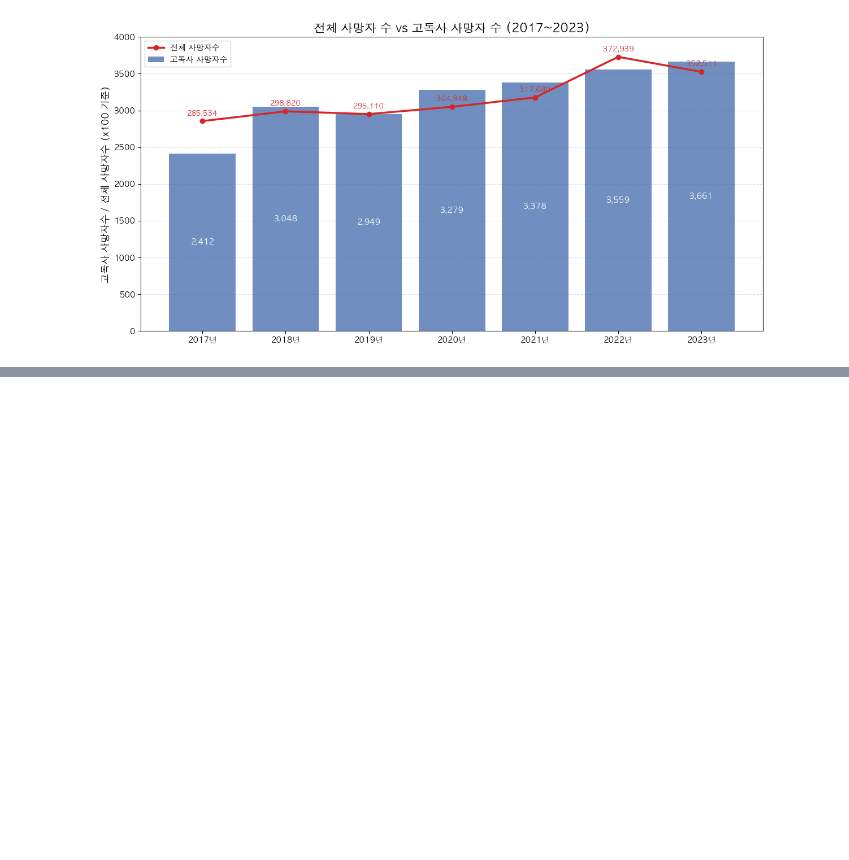
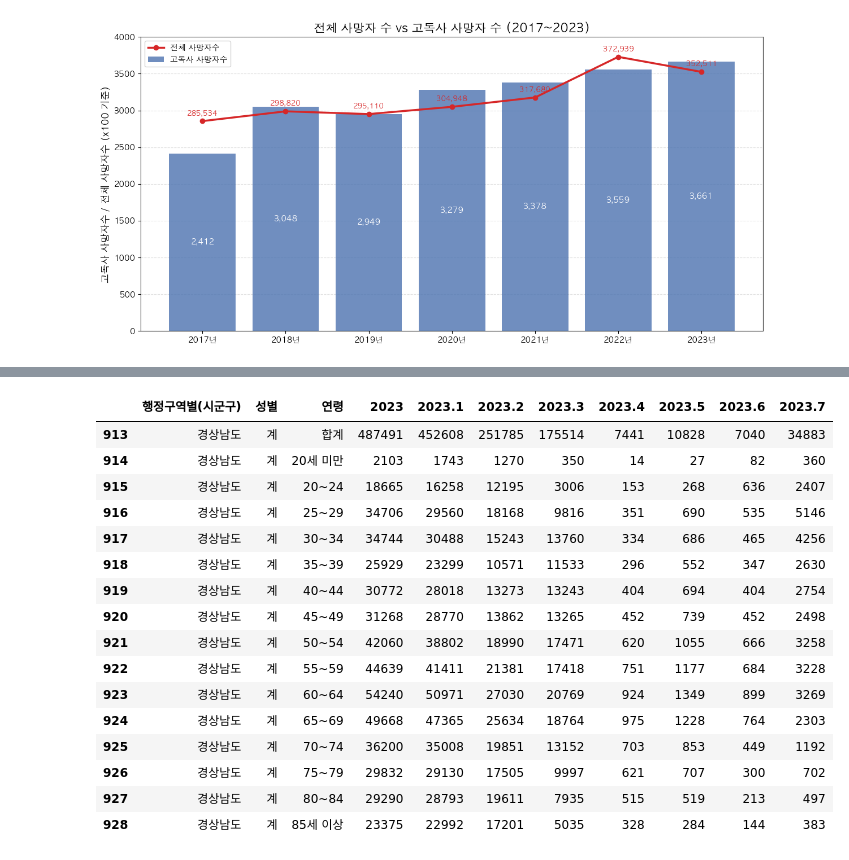
Before and after one commit to InsightCWNU/data_analysis, a Jupyter notebook: gyeongnam_analysis/gyeongnam_analysis01.ipynb, the cells around one changed output, grey strips where cells are left out. Cells and saved outputs as stored; diff of their text form; code cells hidden in the pictures; blank space fills up the shorter version.

```diff
--- a/gyeongnam_analysis/gyeongnam_analysis01.ipynb
+++ b/gyeongnam_analysis/gyeongnam_analysis01.ipynb
@@ -132,0 +166,22 @@ plt.show()
+# %%
+# 경상남도 데이터 필터링
+gyeongnam_df = Single_df[(Single_df['행정구역별(시군구)'] == '경상남도') & (Single_df['성별'] == "계")]
+gyeongnam_df
+# %% [output]
+|  | 행정구역별(시군구) | 성별 | 연령 | 2023 | 2023.1 | 2023.2 | 2023.3 | 2023.4 | 2023.5 | 2023.6 | 2023.7 |
+| 913 | 경상남도 | 계 | 합계 | 487491 | 452608 | 251785 | 175514 | 7441 | 10828 | 7040 | 34883 |
+| 914 | 경상남도 | 계 | 20세 미만 | 2103 | 1743 | 1270 | 350 | 14 | 27 | 82 | 360 |
+| 915 | 경상남도 | 계 | 20~24 | 18665 | 16258 | 12195 | 3006 | 153 | 268 | 636 | 2407 |
+| 916 | 경상남도 | 계 | 25~29 | 34706 | 29560 | 18168 | 9816 | 351 | 690 | 535 | 5146 |
+| 917 | 경상남도 | 계 | 30~34 | 34744 | 30488 | 15243 | 13760 | 334 | 686 | 465 | 4256 |
+| 918 | 경상남도 | 계 | 35~39 | 25929 | 23299 | 10571 | 11533 | 296 | 552 | 347 | 2630 |
+| 919 | 경상남도 | 계 | 40~44 | 30772 | 28018 | 13273 | 13243 | 404 | 694 | 404 | 2754 |
+| 920 | 경상남도 | 계 | 45~49 | 31268 | 28770 | 13862 | 13265 | 452 | 739 | 452 | 2498 |
+| 921 | 경상남도 | 계 | 50~54 | 42060 | 38802 | 18990 | 17471 | 620 | 1055 | 666 | 3258 |
+| 922 | 경상남도 | 계 | 55~59 | 44639 | 41411 | 21381 | 17418 | 751 | 1177 | 684 | 3228 |
+| 923 | 경상남도 | 계 | 60~64 | 54240 | 50971 | 27030 | 20769 | 924 | 1349 | 899 | 3269 |
+| 924 | 경상남도 | 계 | 65~69 | 49668 | 47365 | 25634 | 18764 | 975 | 1228 | 764 | 2303 |
+| 925 | 경상남도 | 계 | 70~74 | 36200 | 35008 | 19851 | 13152 | 703 | 853 | 449 | 1192 |
+| 926 | 경상남도 | 계 | 75~79 | 29832 | 29130 | 17505 | 9997 | 621 | 707 | 300 | 702 |
+| 927 | 경상남도 | 계 | 80~84 | 29290 | 28793 | 19611 | 7935 | 515 | 519 | 213 | 497 |
+| 928 | 경상남도 | 계 | 85세 이상 | 23375 | 22992 | 17201 | 5035 | 328 | 284 | 144 | 383 |
```
Also changed, not shown: parts of 8 cells of this notebook, 5 other files.
